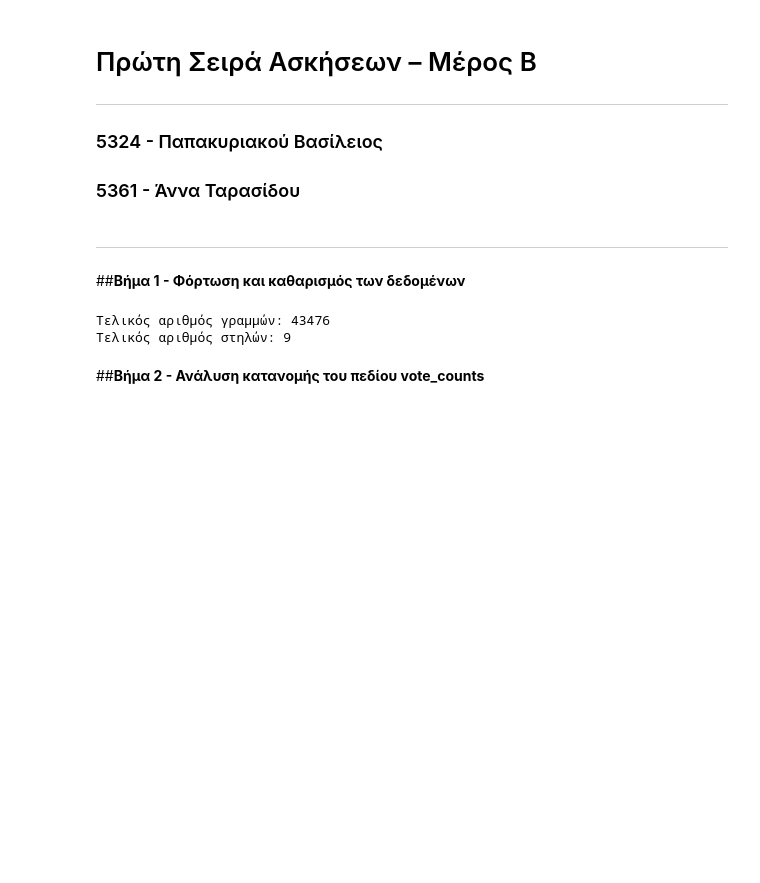
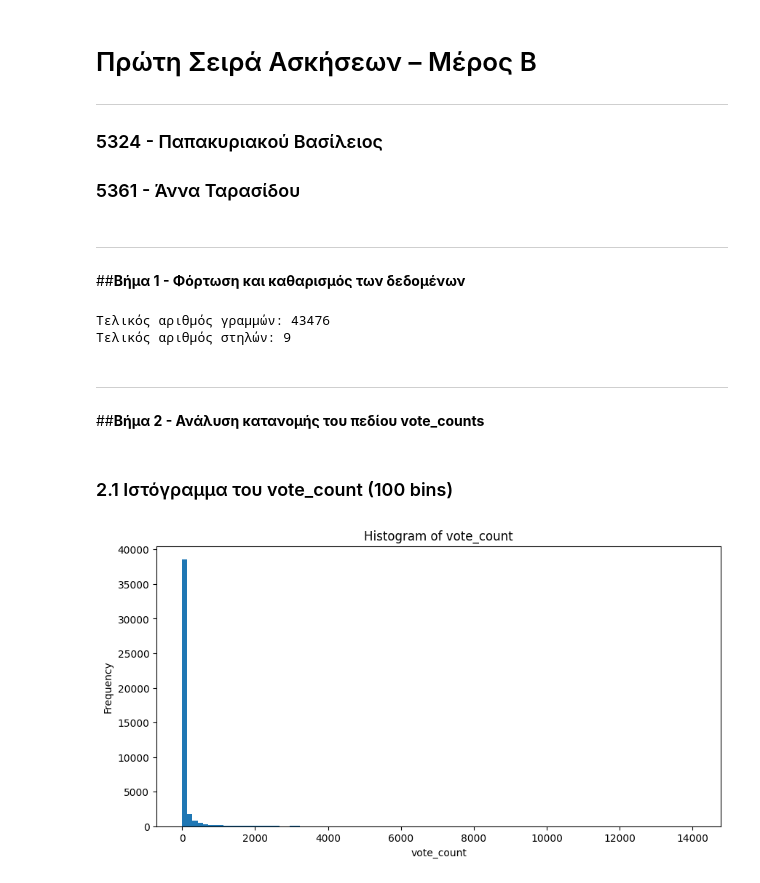
Before and after one commit to BillPapakyriakou/DataMining-Notebooks, a Jupyter notebook: assignment_1B.ipynb, the cells around one changed output. Cells and saved outputs as stored; diff of their text form; code cells hidden in the pictures; blank space fills up the shorter version.

```diff
--- a/assignment_1B.ipynb
+++ b/assignment_1B.ipynb
@@ -71,4 +71,20 @@ print("Τελικός αριθμός στηλών:", dataframe.shape[1])
 Τελικός αριθμός γραμμών: 43476
 Τελικός αριθμός στηλών: 9
 # %% [markdown]
+---
 ##**Βήμα 2 - Ανάλυση κατανομής του πεδίου vote_counts**
+# %% [markdown]
+### 2.1 Ιστόγραμμα του vote_count (100 bins)
+# %%
+import matplotlib.pyplot as plt
+
+vote_counts = dataframe['vote_count'].values
+
+plt.figure(figsize=(10,5))
+plt.hist(vote_counts, bins=100)
+plt.title("Histogram of vote_count")
+plt.xlabel("vote_count")
+plt.ylabel("Frequency")
+plt.show()
+# %% [output]
+[figure, added]
```
Also changed, not shown: parts of 15 cells of this notebook.
